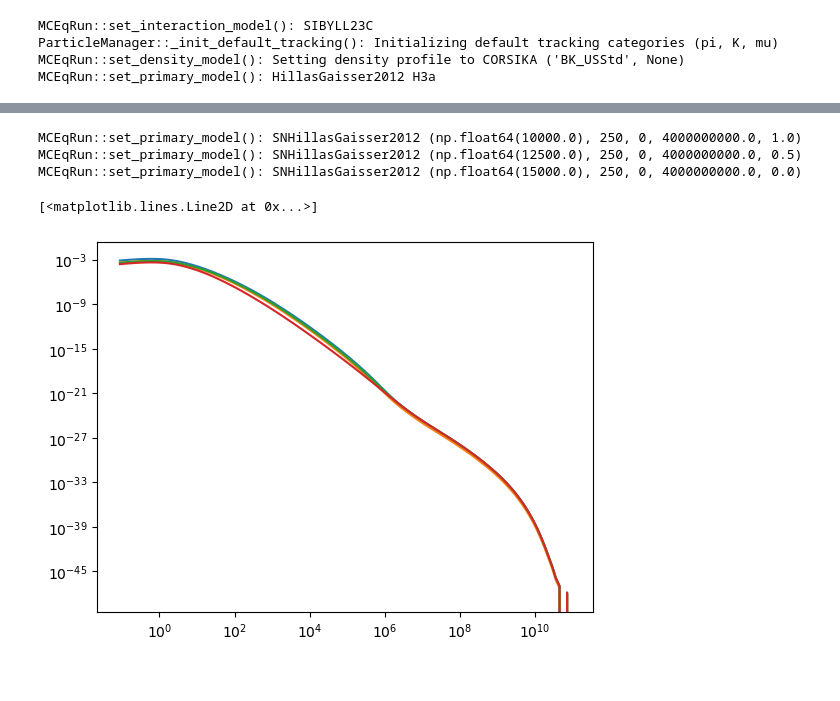
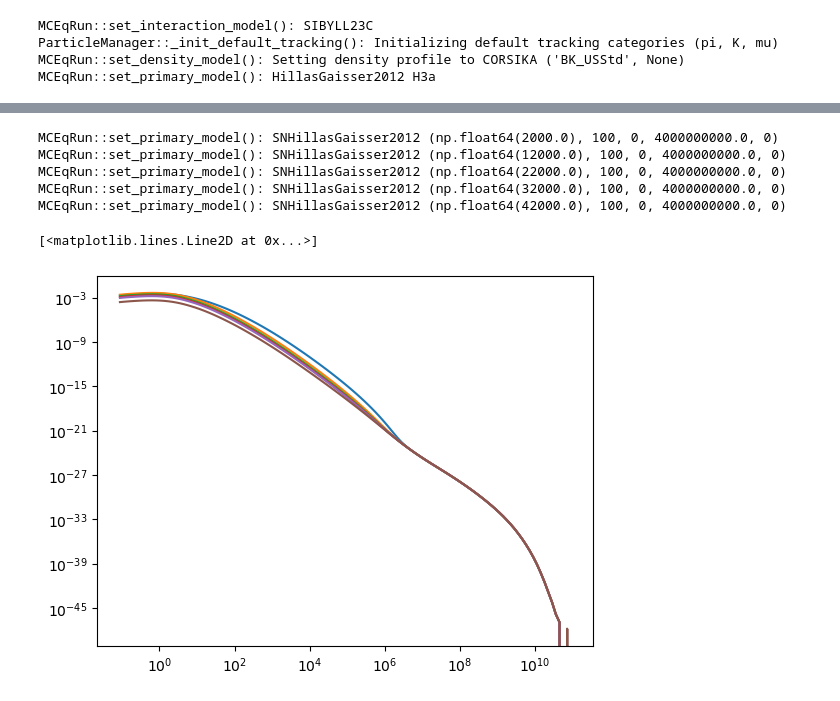
Before and after one commit to cgalelli/PrimusCode, a Jupyter notebook: Fluxmod.ipynb, the cells around one changed output, grey strips where cells are left out. Drawn from its saved outputs; the diff is of its cells as text; code cells hidden in the pictures.

Commit message:
new flux model files

```diff
--- a/Fluxmod.ipynb
+++ b/Fluxmod.ipynb
@@ -121,38 +121,38 @@ plt.loglog(e_grid, flux2)
 # %%
-#for i, age in enumerate(np.linspace(35000, 45000, 2)):
-for i, age in enumerate(np.linspace(10000,15000,3)):
-    mceq_run.set_primary_model(SNHillasGaisser2012, (age, 250, 0, 4e9, 1.5*(1-((i+1)/3))))
-    #mceq_run.set_primary_model(SNHillasGaisser2012, (age, 250, 0, 4e9, 0))
+for i, age in enumerate(np.linspace(2000,42000,5)):
+    mceq_run.set_primary_model(SNHillasGaisser2012, (age, 100, 0, 4e9, 0))
     muons = np.zeros_like(e_grid)
 
     for theta in angles:
         mceq_run.set_theta_deg(theta)
         mceq_run.solve()
 
         muons += (mceq_run.get_solution('total_mu+', mag=0)
                         + mceq_run.get_solution('total_mu-', mag=0))
     muons /= len(angles)
     plt.loglog(e_grid, muons)
     data = np.vstack((e_grid[:58], muons[:58]*1e4)).T
-    np.savetxt(f'Data/flux_data/SN250pc_{int(age/1000)}kyr_enhanced.txt', data)
+    np.savetxt(f'Data/flux_data/SN20pc_{int(age/1000)}kyr_.txt', data)
 
 #mceq_run.set_primary_model(SNHillasGaisser2012, (1e10, 1e10, 0, 4e9, 1))
 #muons_base_enh = np.zeros_like(e_grid)
 
 #for theta in angles:
 #    mceq_run.set_theta_deg(theta)
 #    mceq_run.solve()
 
 #    muons_base_enh += (mceq_run.get_solution('total_mu+', mag=0)
 #                    + mceq_run.get_solution('total_mu-', mag=0))
 #muons_base_enh /= len(angles)
 
 plt.loglog(e_grid, muons_base)
 #data = np.vstack((e_grid[:58], muons_base_enh[:58]*1e4)).T
 #np.savetxt(f'Data/flux_data/H3a_enhanced.txt', data)
 # %% [output]
-MCEqRun::set_primary_model(): SNHillasGaisser2012 (np.float64(10000.0), 250, 0, 4000000000.0, 1.0)
-MCEqRun::set_primary_model(): SNHillasGaisser2012 (np.float64(12500.0), 250, 0, 4000000000.0, 0.5)
-MCEqRun::set_primary_model(): SNHillasGaisser2012 (np.float64(15000.0), 250, 0, 4000000000.0, 0.0)
+MCEqRun::set_primary_model(): SNHillasGaisser2012 (np.float64(2000.0), 100, 0, 4000000000.0, 0)
+MCEqRun::set_primary_model(): SNHillasGaisser2012 (np.float64(12000.0), 100, 0, 4000000000.0, 0)
+MCEqRun::set_primary_model(): SNHillasGaisser2012 (np.float64(22000.0), 100, 0, 4000000000.0, 0)
+MCEqRun::set_primary_model(): SNHillasGaisser2012 (np.float64(32000.0), 100, 0, 4000000000.0, 0)
+MCEqRun::set_primary_model(): SNHillasGaisser2012 (np.float64(42000.0), 100, 0, 4000000000.0, 0)
 [<matplotlib.lines.Line2D at 0x...>]
-[figure, old version]
+[figure, new version]
```
Also changed, not shown: parts of 2 cells of this notebook, 14 other files.
